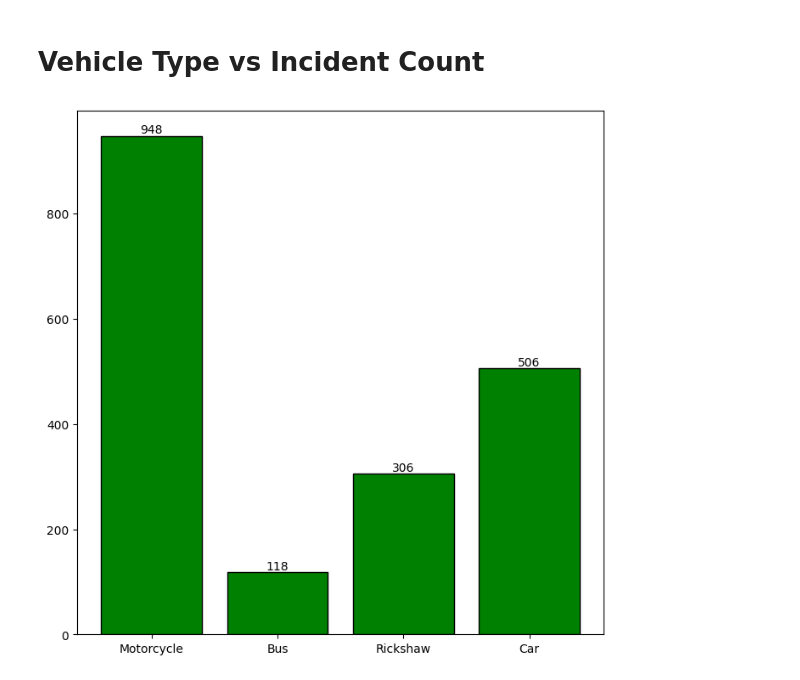
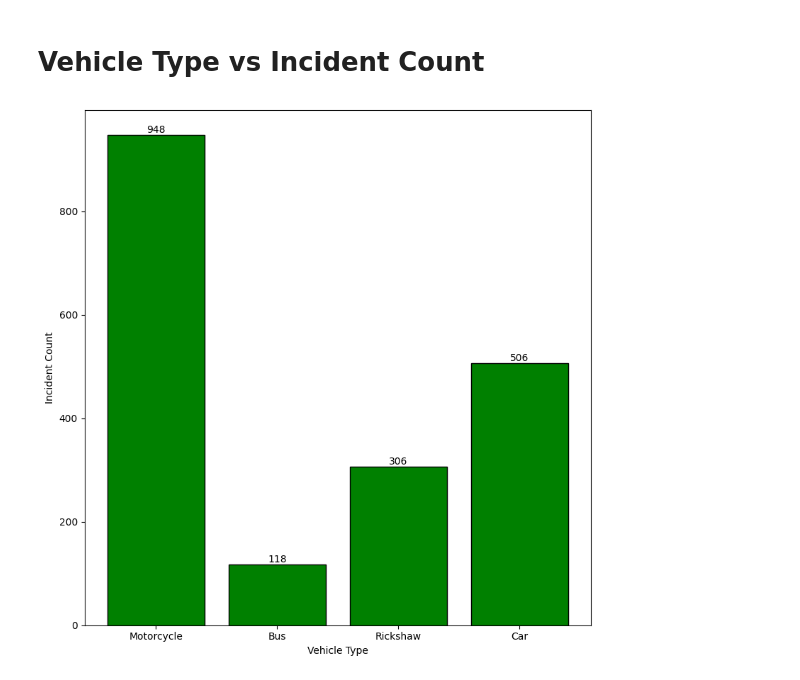
Before and after one commit to Engr-Jawad/Data-Science-Projects, a Jupyter notebook: Urban-Road-Safety-Near-Miss-Analysis/data_cleaning.ipynb, the cells around one changed output. Cells and saved outputs as stored; diff of their text form; code cells hidden in the pictures.

```diff
--- a/Urban-Road-Safety-Near-Miss-Analysis/data_cleaning.ipynb
+++ b/Urban-Road-Safety-Near-Miss-Analysis/data_cleaning.ipynb
@@ -411,5 +411,14 @@ dtype: float64
 # %% [markdown]
 # Vehicle Type vs Incident Count
 # %%
+count_incident_veh_type = df.groupby("Vehicle_Type")["Incident"].sum()
+plt.figure(figsize=(8,8))
+bar = plt.bar(count_incident_veh_type.index,count_incident_veh_type.values,color="Green",edgecolor="Black")
+plt.bar_label(bar)
+plt.xlabel("Vehicle Type")
+plt.ylabel("Incident Count")
+plt.tight_layout()
+plt.savefig("vehicale_type_VS_incident.png",dpi=300,bbox_inches = "tight")
+plt.show()
 # %% [output]
-[figure, old version]
+[figure, new version]
```
Also changed, not shown: 1 other file.
